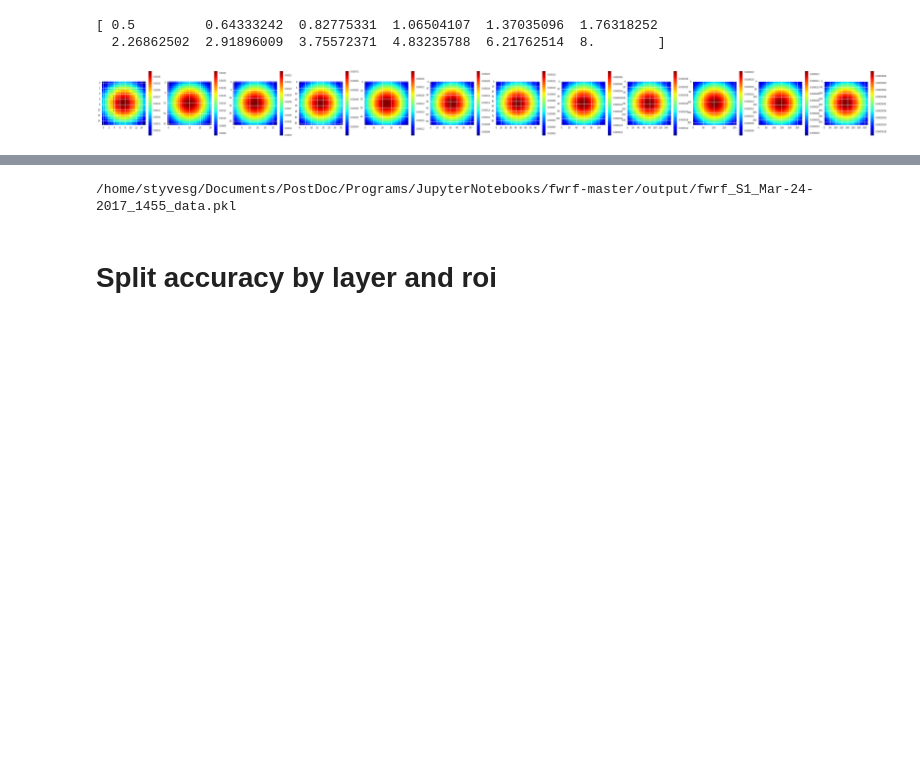
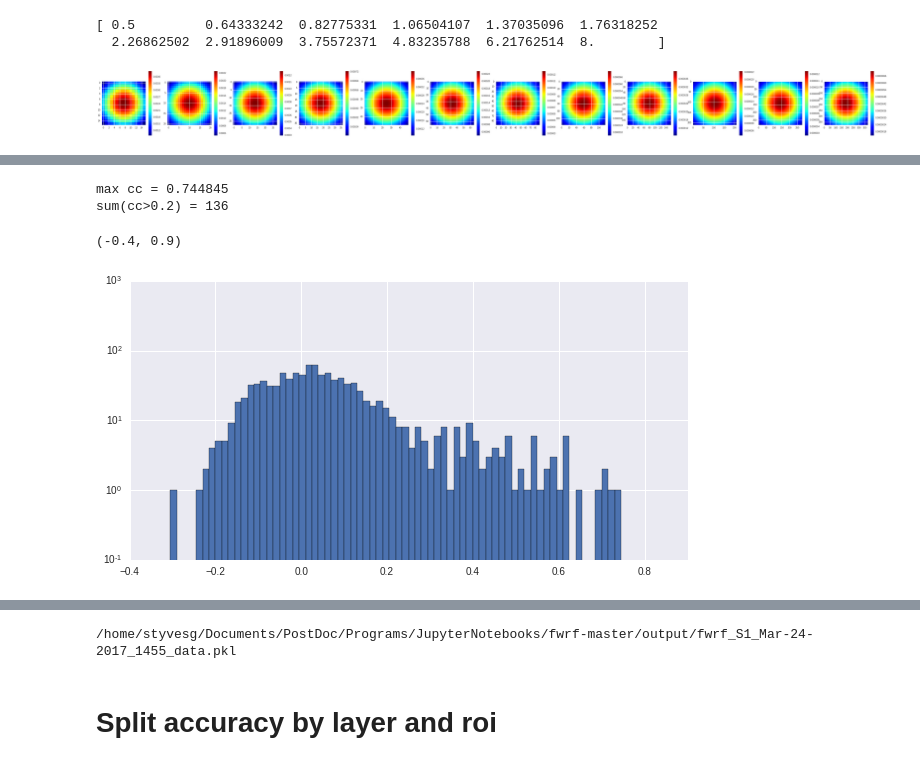
Before and after one commit to styvesg/fwrf, a Jupyter notebook: fwrf_training_gabor_model_template.ipynb, the cells around one changed output, grey strips where cells are left out. Saved outputs shown, nothing was run; the diff lists cells and outputs as text; code cells hidden in the pictures; blank space fills up the shorter version.

```diff
--- a/fwrf_training_gabor_model_template.ipynb
+++ b/fwrf_training_gabor_model_template.ipynb
@@ -432,0 +440,13 @@ _=plt.hist(best_epochs, bins=20)
+# %%
+print "max cc = %f" % np.max(val_cc)
+print "sum(cc>0.2) = %d" % np.sum(map(lambda x: x > 0.2, val_cc))
+plt.figure(figsize=(10,5))
+_=plt.hist(val_cc[:], bins=100, range=(-.5, 1.))
+plt.yscale('log')
+plt.ylim([10**-1, 10**3])
+plt.xlim([-.4, 0.9])
+# %% [output]
+max cc = 0.744845
+sum(cc>0.2) = 136
+(-0.4, 0.9)
+[figure, added]
```
Also changed, not shown: parts of 35 cells of this notebook, 4 other files.
